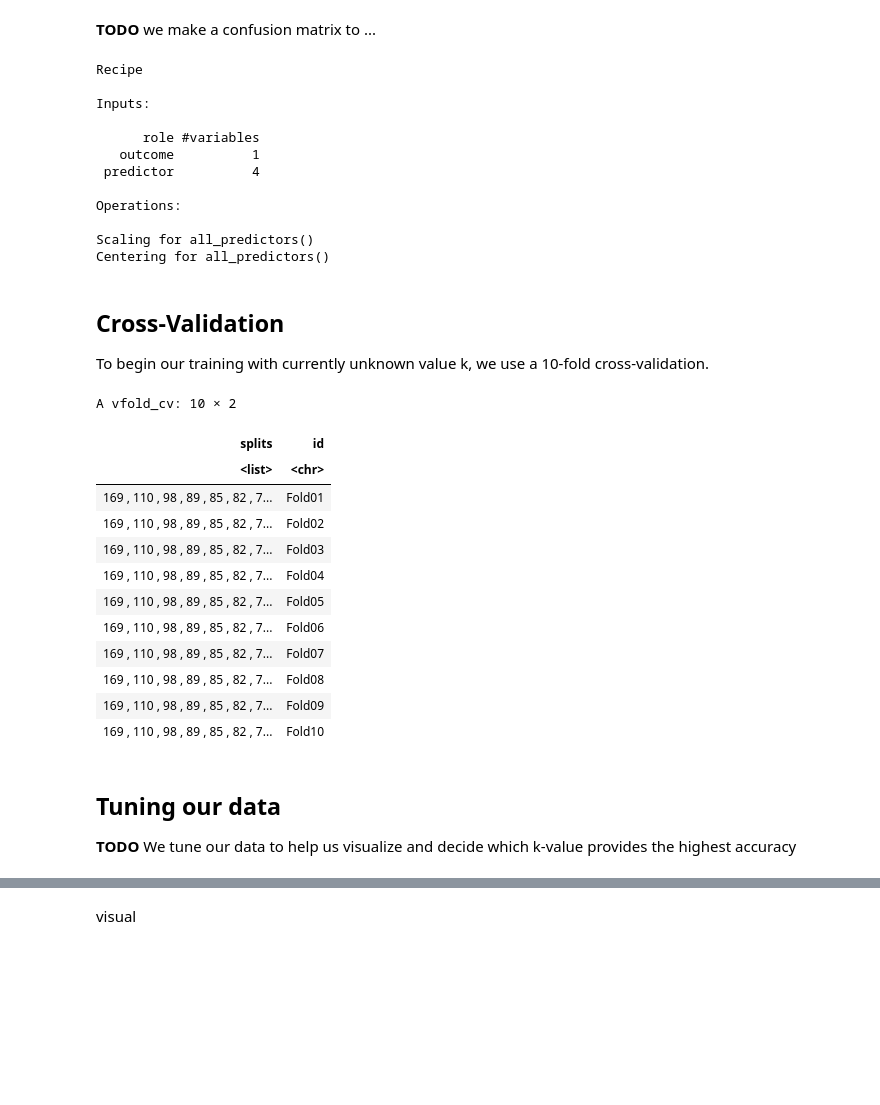
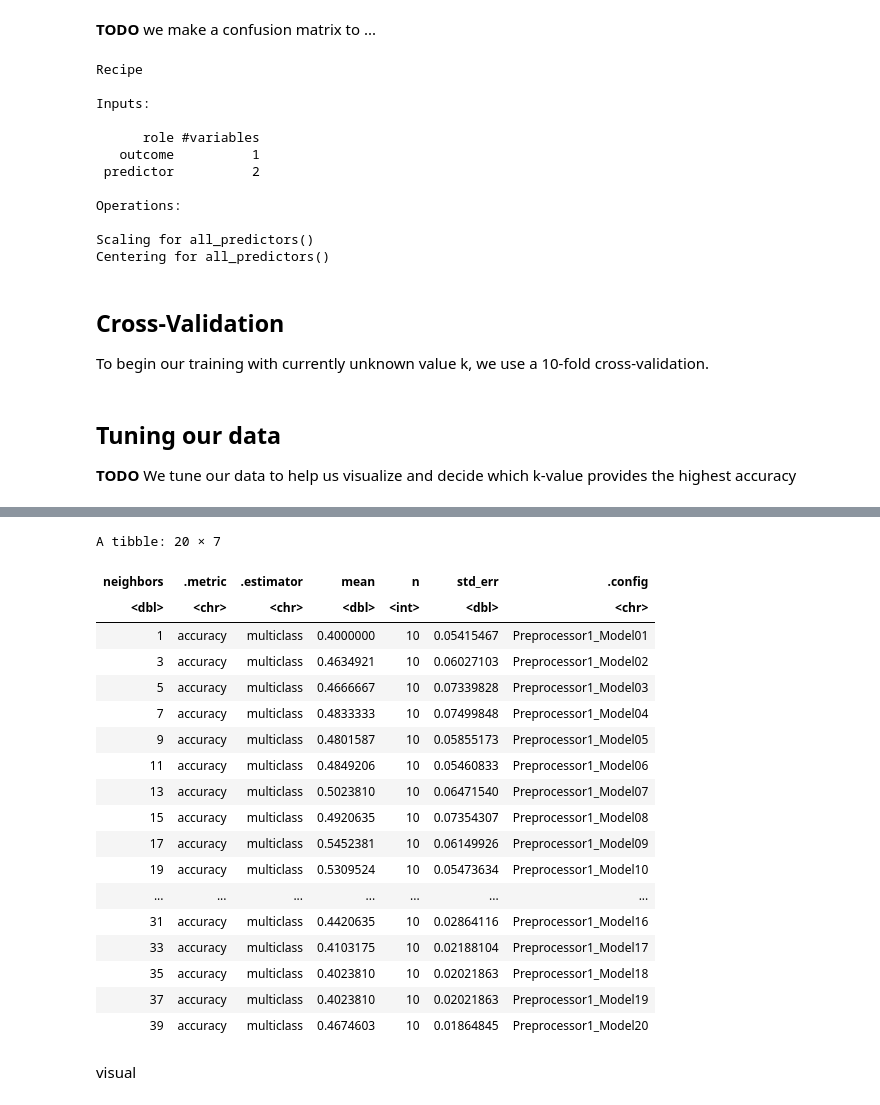
Before and after one commit to sandraradic/Tennis-Classification-Model, a Jupyter notebook: project_proposal.ipynb, the cells around one changed output, grey strips where cells are left out. Saved outputs shown, nothing was run; the diff lists cells and outputs as text; code cells hidden in the pictures; blank space fills up the shorter version.

```diff
--- a/project_proposal.ipynb
+++ b/project_proposal.ipynb
@@ -306,7 +273,7 @@ A tibble: 73 × 3
 # %%
 set.seed(2021)
 # center and scale data in recipe
-player_recipe <- recipe(player_level ~ Best_career_rank_to_date + Height_cm + Seasons + Age_turned_pro, data = player_stats_training) %>%
+player_recipe <- recipe(player_level ~ + Height_cm + Seasons, data = player_stats_training) %>%
    step_scale(all_predictors()) %>%
    step_center(all_predictors())
 player_recipe
@@ -317,7 +284,7 @@ Inputs:
 
       role #variables
    outcome          1
- predictor          4
+ predictor          2
 
 Operations:
 
@@ -330,21 +297,6 @@ To begin our training with currently unknown value k, we use a 10-fold cross-val
 # %%
 set.seed(2021)
 player_vfold <- vfold_cv(player_stats_training, v = 10, strata = player_level) #not 100% sure if i chose the right column
-player_vfold
-# %% [output]
-A vfold_cv: 10 × 2
-| splits | id |
-| <list> | <chr> |
-| 169 , 110 , 98 , 89 , 85 , 82 , 7... | Fold01 |
-| 169 , 110 , 98 , 89 , 85 , 82 , 7... | Fold02 |
-| 169 , 110 , 98 , 89 , 85 , 82 , 7... | Fold03 |
-| 169 , 110 , 98 , 89 , 85 , 82 , 7... | Fold04 |
-| 169 , 110 , 98 , 89 , 85 , 82 , 7... | Fold05 |
-| 169 , 110 , 98 , 89 , 85 , 82 , 7... | Fold06 |
-| 169 , 110 , 98 , 89 , 85 , 82 , 7... | Fold07 |
-| 169 , 110 , 98 , 89 , 85 , 82 , 7... | Fold08 |
-| 169 , 110 , 98 , 89 , 85 , 82 , 7... | Fold09 |
-| 169 , 110 , 98 , 89 , 85 , 82 , 7... | Fold10 |
 # %% [markdown]
 ## Tuning our data
 
@@ -356,11 +308,15 @@ knn_tune <- nearest_neighbor(weight_func = "rectangular", neighbors = tune()) %>
       set_engine('kknn') %>%
       set_mode('classification')
 
-player_resample <- workflow() %>%
-      add_recipe(player_recipe) %>%
-      add_model(knn_tune) %>%
-      tune_grid(resamples = player_vfold, grid = 10)
+k_vals <- tibble(neighbors = seq(from = 1, to = 40, by = 2))
 
-player_metrics <- collect_metrics(player_resample)
-player_metrics
+player_results <- workflow() %>%
+    add_recipe(player_recipe) %>%
+    add_model(knn_tune) %>%
+    tune_grid(resamples = player_vfold, grid = k_vals) %>%
+    collect_metrics()
+
+accuracies <- player_results %>%
+    filter(.metric == "accuracy")
+accuracies
 # %% [output]
@@ -368,3 +329,22 @@ ERROR: Error: Some package installs are required: 'kknn'
+A tibble: 20 × 7
+| neighbors | .metric | .estimator | mean | n | std_err | .config |
+| <dbl> | <chr> | <chr> | <dbl> | <int> | <dbl> | <chr> |
+| 1 | accuracy | multiclass | 0.4000000 | 10 | 0.05415467 | Preprocessor1_Model01 |
+| 3 | accuracy | multiclass | 0.4634921 | 10 | 0.06027103 | Preprocessor1_Model02 |
+| 5 | accuracy | multiclass | 0.4666667 | 10 | 0.07339828 | Preprocessor1_Model03 |
+| 7 | accuracy | multiclass | 0.4833333 | 10 | 0.07499848 | Preprocessor1_Model04 |
+| 9 | accuracy | multiclass | 0.4801587 | 10 | 0.05855173 | Preprocessor1_Model05 |
+| 11 | accuracy | multiclass | 0.4849206 | 10 | 0.05460833 | Preprocessor1_Model06 |
+| 13 | accuracy | multiclass | 0.5023810 | 10 | 0.06471540 | Preprocessor1_Model07 |
+| 15 | accuracy | multiclass | 0.4920635 | 10 | 0.07354307 | Preprocessor1_Model08 |
+| 17 | accuracy | multiclass | 0.5452381 | 10 | 0.06149926 | Preprocessor1_Model09 |
+| 19 | accuracy | multiclass | 0.5309524 | 10 | 0.05473634 | Preprocessor1_Model10 |
+| ... | ... | ... | ... | ... | ... | ... |
+| 31 | accuracy | multiclass | 0.4420635 | 10 | 0.02864116 | Preprocessor1_Model16 |
+| 33 | accuracy | multiclass | 0.4103175 | 10 | 0.02188104 | Preprocessor1_Model17 |
+| 35 | accuracy | multiclass | 0.4023810 | 10 | 0.02021863 | Preprocessor1_Model18 |
+| 37 | accuracy | multiclass | 0.4023810 | 10 | 0.02021863 | Preprocessor1_Model19 |
+| 39 | accuracy | multiclass | 0.4674603 | 10 | 0.01864845 | Preprocessor1_Model20 |
 # %% [markdown]
 visual
 # %%
```
Also changed, not shown: parts of 8 cells of this notebook.
